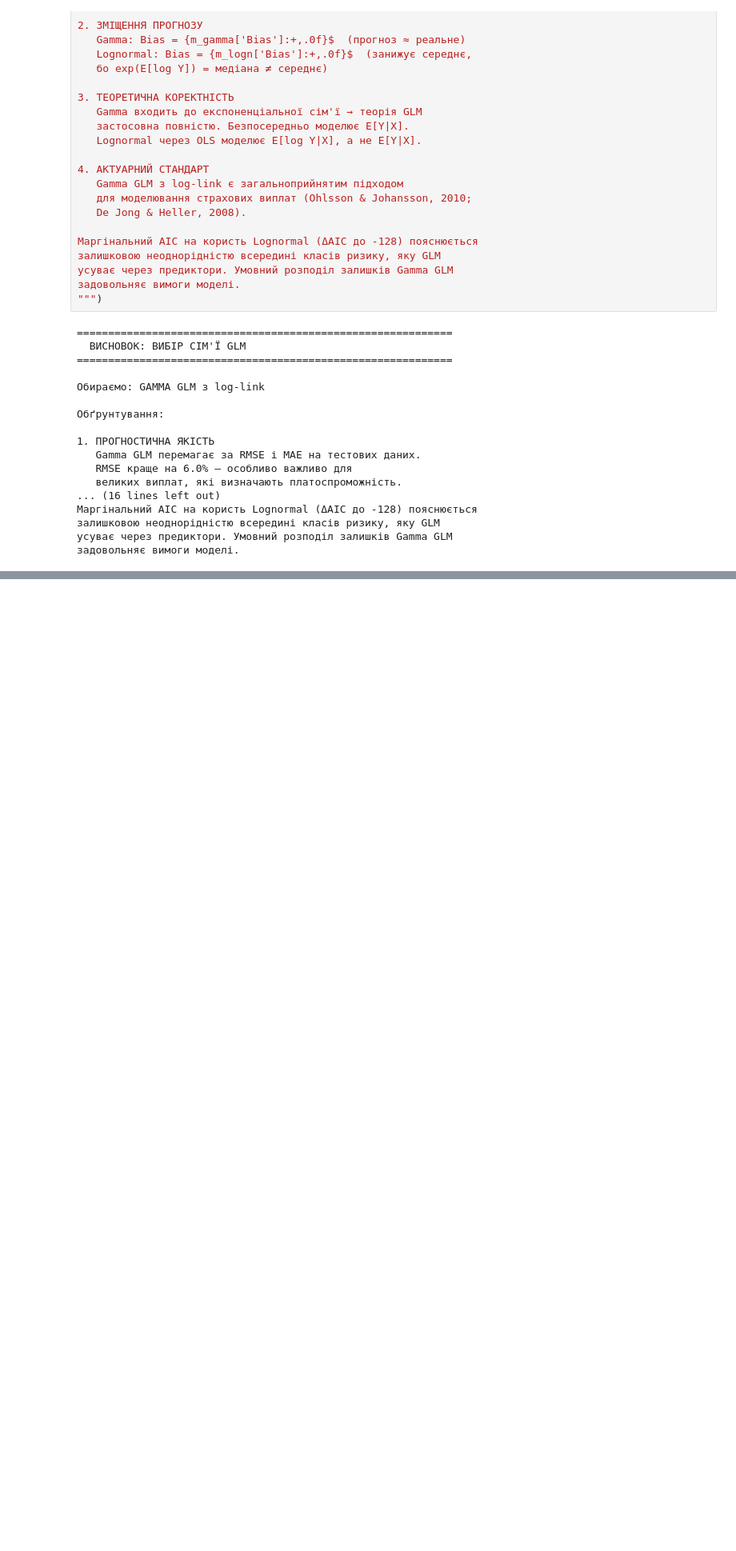
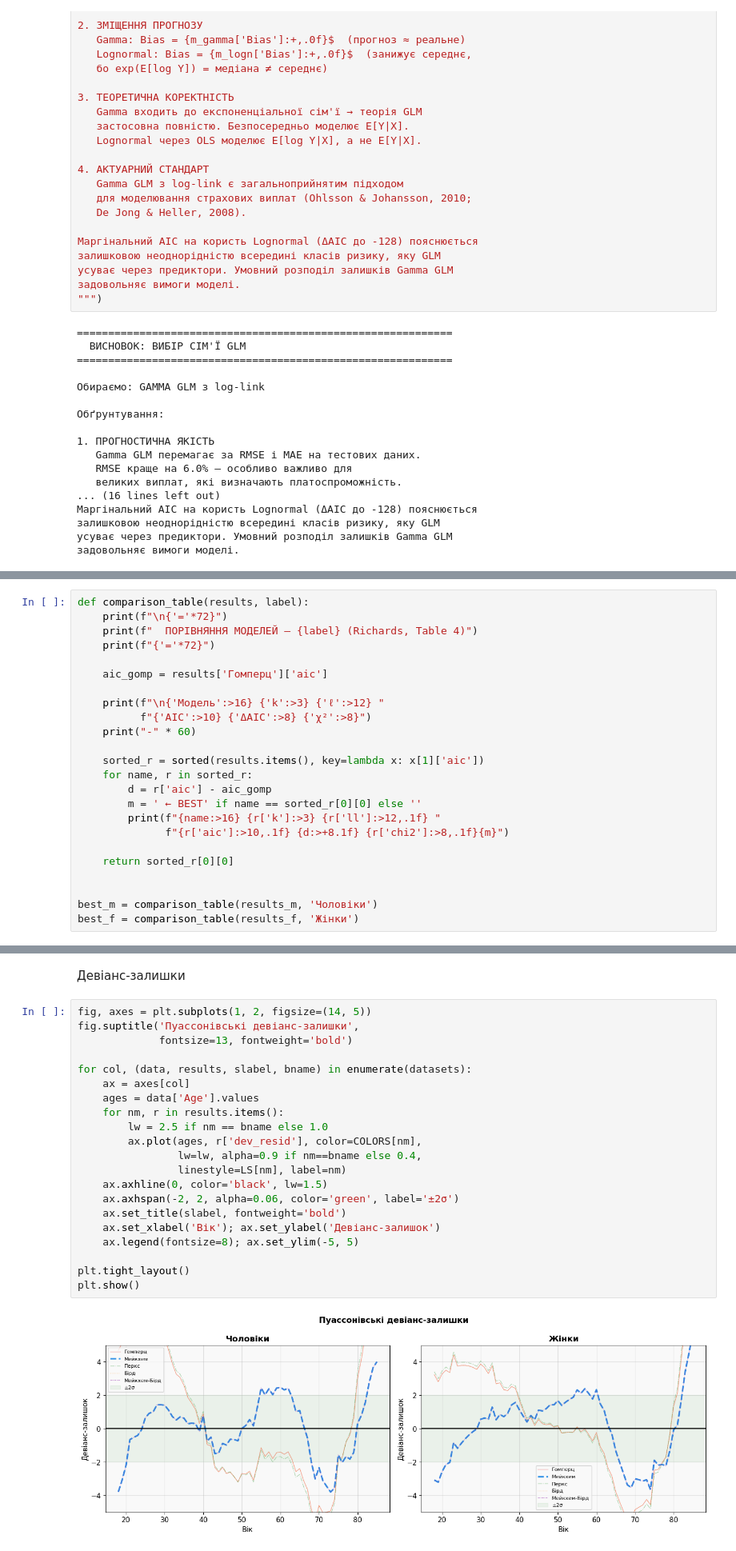
Before and after one commit to Washizuu/Insurance-Charges-Prediction, a Jupyter notebook: CW_new.ipynb, the cells around one changed output, grey strips where cells are left out. Shown at 80% size. Drawn from its saved outputs; the diff is of its cells as text; blank space fills up the shorter version.

```diff
--- a/CW_new.ipynb
+++ b/CW_new.ipynb
@@ -1138,0 +1300,24 @@ print(f"""
+# %%
+def comparison_table(results, label):
+    print(f"\n{'='*72}")
+    print(f"  ПОРІВНЯННЯ МОДЕЛЕЙ — {label} (Richards, Table 4)")
+    print(f"{'='*72}")
+
+    aic_gomp = results['Гомперц']['aic']
+
+    print(f"\n{'Модель':>16} {'k':>3} {'ℓ':>12} "
+          f"{'AIC':>10} {'ΔAIC':>8} {'χ²':>8}")
+    print("-" * 60)
+
+    sorted_r = sorted(results.items(), key=lambda x: x[1]['aic'])
+    for name, r in sorted_r:
+        d = r['aic'] - aic_gomp
+        m = ' ← BEST' if name == sorted_r[0][0] else ''
+        print(f"{name:>16} {r['k']:>3} {r['ll']:>12,.1f} "
+              f"{r['aic']:>10,.1f} {d:>+8.1f} {r['chi2']:>8,.1f}{m}")
+
+    return sorted_r[0][0]
+
+
+best_m = comparison_table(results_m, 'Чоловіки')
+best_f = comparison_table(results_f, 'Жінки')
@@ -1138,0 +1396,25 @@ print(f"""
+# %% [markdown]
+Девіанс-залишки
+# %%
+fig, axes = plt.subplots(1, 2, figsize=(14, 5))
+fig.suptitle('Пуассонівські девіанс-залишки',
+             fontsize=13, fontweight='bold')
+
+for col, (data, results, slabel, bname) in enumerate(datasets):
+    ax = axes[col]
+    ages = data['Age'].values
+    for nm, r in results.items():
+        lw = 2.5 if nm == bname else 1.0
+        ax.plot(ages, r['dev_resid'], color=COLORS[nm],
+                lw=lw, alpha=0.9 if nm==bname else 0.4,
+                linestyle=LS[nm], label=nm)
+    ax.axhline(0, color='black', lw=1.5)
+    ax.axhspan(-2, 2, alpha=0.06, color='green', label='±2σ')
+    ax.set_title(slabel, fontweight='bold')
+    ax.set_xlabel('Вік'); ax.set_ylabel('Девіанс-залишок')
+    ax.legend(fontsize=8); ax.set_ylim(-5, 5)
+
+plt.tight_layout()
+plt.show()
+# %% [output]
+[figure, added]
```
Also changed, not shown: parts of 21 cells of this notebook.
